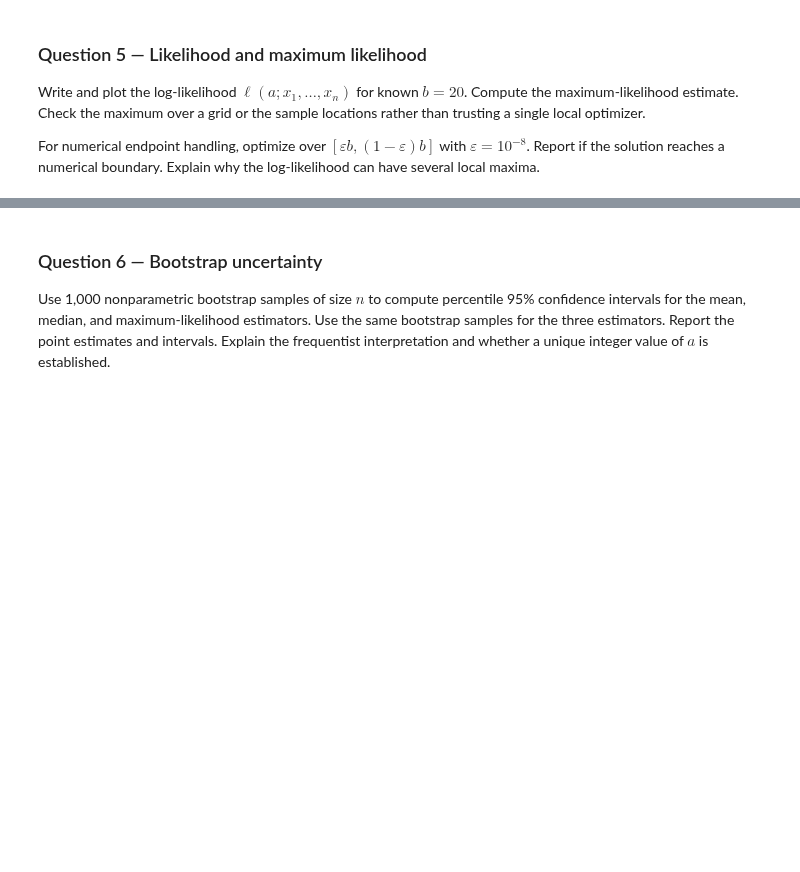
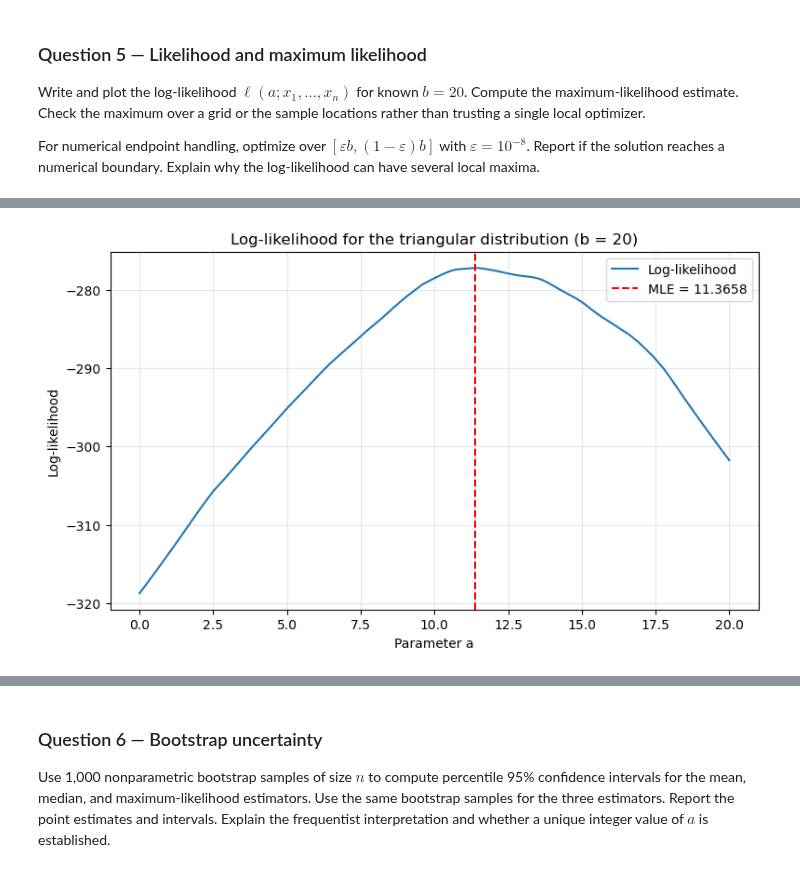
Before and after one commit to Oktalyx/FundamentalLearningEPFL, a Jupyter notebook: HW1/HW1_exercise.ipynb, the cells around one changed output, grey strips where cells are left out. Saved outputs shown, nothing was run; the diff lists cells and outputs as text; code cells hidden in the pictures; blank space fills up the shorter version.

```diff
--- a/HW1/HW1_exercise.ipynb
+++ b/HW1/HW1_exercise.ipynb
@@ -107,4 +548,91 @@ Explain why the log-likelihood can have several local maxima.
 # %%
 # TODO: answer Question 5, including the requested reasoning and code.
 # YOUR CODE HERE
-# Written answer: ...
+# Written answer:
+b = 20
+eps = 1e-8
+a_min = eps * b
+a_max = (1 - eps) * b
+
+sample = np.asarray(data, dtype=float)
+
+# Check that the observations belong to the support
+if np.any((sample < 0) | (sample > b)):
+    raise ValueError("All observations must belong to [0, b].")
+
+if np.any((sample == 0) | (sample == b)):
+    raise ValueError(
+        "An observation at 0 or b gives zero likelihood "
+        "under this density."
+    )
+
+def log_likelihood(a, x, b=20):
+    if not (0 < a < b):
+        return -np.inf
+
+    x = np.asarray(x)
+
+    # Log-density for each observation
+    log_pdf = np.where(
+        x <= a,
+        np.log(2 / b) + np.log(x / a),
+        np.log(2 / b) + np.log((b - x) / (b - a))
+    )
+
+    return np.sum(log_pdf)
+
+
+# 1. Evaluate the log-likelihood on a dense grid
+grid = np.linspace(a_min, a_max, 100_001)
+ll_grid = np.array([
+    log_likelihood(a, sample, b) for a in grid
+])
+
+a_grid = grid[np.argmax(ll_grid)]
+ll_grid_max = np.max(ll_grid)
+
+# 2. Also evaluate it at the sample locations
+sample_candidates = sample[
+    (sample >= a_min) & (sample <= a_max)
+]
+
+candidates = np.unique(np.concatenate([
+    [a_min, a_max],
+    sample_candidates,
+    [a_grid]
+]))
+
+ll_candidates = np.array([
+    log_likelihood(a, sample, b) for a in candidates
+])
+
+best_idx = np.argmax(ll_candidates)
+a_mle = candidates[best_idx]
+ll_max = ll_candidates[best_idx]
+
+# 3. Check whether the solution reaches a numerical boundary
+boundary_tol = 1e-12 * b
+at_boundary = (
+    abs(a_mle - a_min) <= boundary_tol
+    or abs(a_mle - a_max) <= boundary_tol
+)
+
+print(f"Grid estimate: {a_grid:.10f}")
+print(f"MLE: {a_mle:.10f}")
+print(f"Maximum log-likelihood: {ll_max:.6f}")
+print(f"Numerical boundary reached: {at_boundary}")
+
+# 4. Plot
+plt.figure(figsize=(9, 5))
+plt.plot(grid, ll_grid, label="Log-likelihood")
+plt.axvline(
+    a_mle, color="red", linestyle="--",
+    label=f"MLE = {a_mle:.4f}"
+)
+plt.xlabel("Parameter a")
+plt.ylabel("Log-likelihood")
+plt.title("Log-likelihood for the triangular distribution (b = 20)")
+plt.legend()
+plt.grid(True, alpha=0.3)
+plt.show()
+# %% [output]
@@ -110,0 +643 @@ Explain why the log-likelihood can have several local maxima.
+[figure, added]
```
Also changed, not shown: parts of 22 cells of this notebook, 1 other file.
